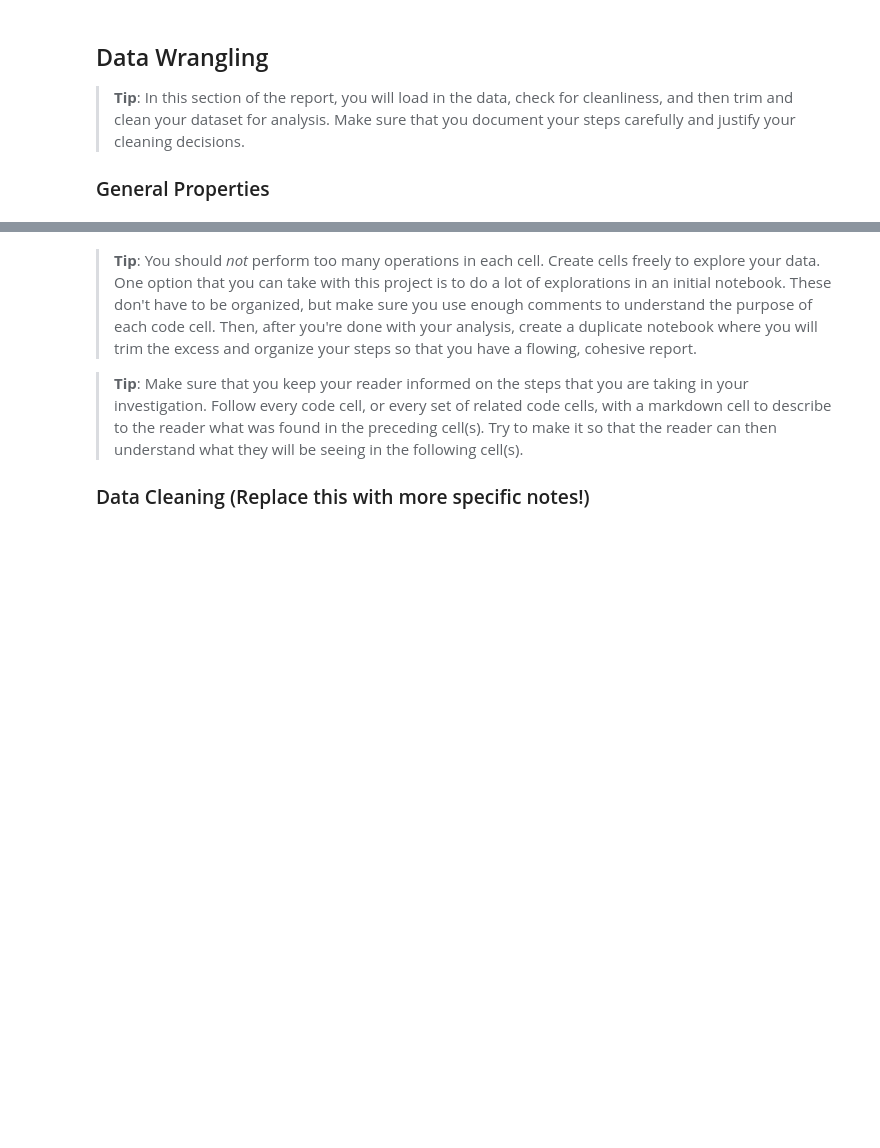
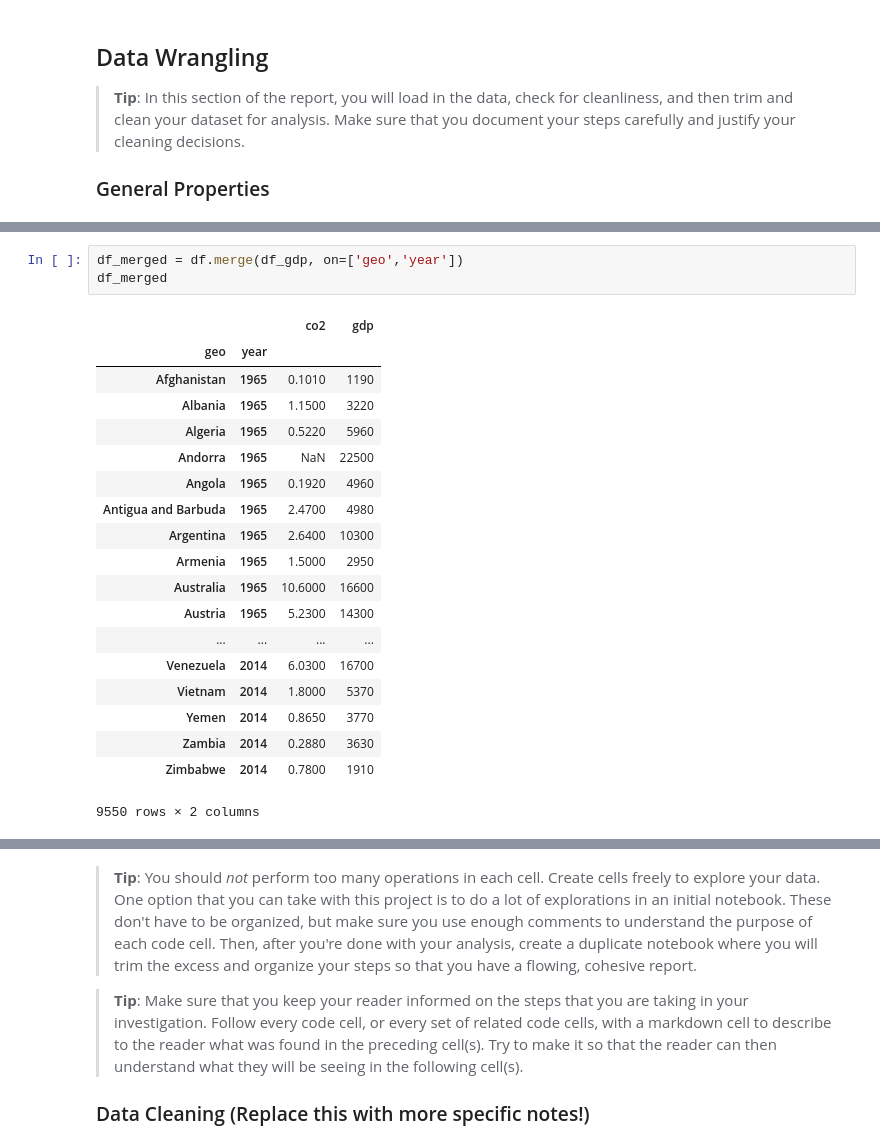
Before and after one commit to dvillaveces/udacity-project-3, a Jupyter notebook: investigate-a-dataset.ipynb, the cells around one changed output, grey strips where cells are left out. Drawn from its saved outputs; the diff is of its cells as text; blank space fills up the shorter version.

```diff
--- a/investigate-a-dataset.ipynb
+++ b/investigate-a-dataset.ipynb
@@ -36,0 +110,23 @@ import seaborn as sns
+# %%
+df_merged = df.merge(df_gdp, on=['geo','year'])
+df_merged
+# %% [output]
+|  |  | co2 | gdp |
+| geo | year |  |  |
+| Afghanistan | 1965 | 0.1010 | 1190 |
+| Albania | 1965 | 1.1500 | 3220 |
+| Algeria | 1965 | 0.5220 | 5960 |
+| Andorra | 1965 | NaN | 22500 |
+| Angola | 1965 | 0.1920 | 4960 |
+| Antigua and Barbuda | 1965 | 2.4700 | 4980 |
+| Argentina | 1965 | 2.6400 | 10300 |
+| Armenia | 1965 | 1.5000 | 2950 |
+| Australia | 1965 | 10.6000 | 16600 |
+| Austria | 1965 | 5.2300 | 14300 |
+| ... | ... | ... | ... |
+| Venezuela | 2014 | 6.0300 | 16700 |
+| Vietnam | 2014 | 1.8000 | 5370 |
+| Yemen | 2014 | 0.8650 | 3770 |
+| Zambia | 2014 | 0.2880 | 3630 |
+| Zimbabwe | 2014 | 0.7800 | 1910 |
+9550 rows × 2 columns
```
Also changed, not shown: parts of 7 cells of this notebook, 3 other files.
